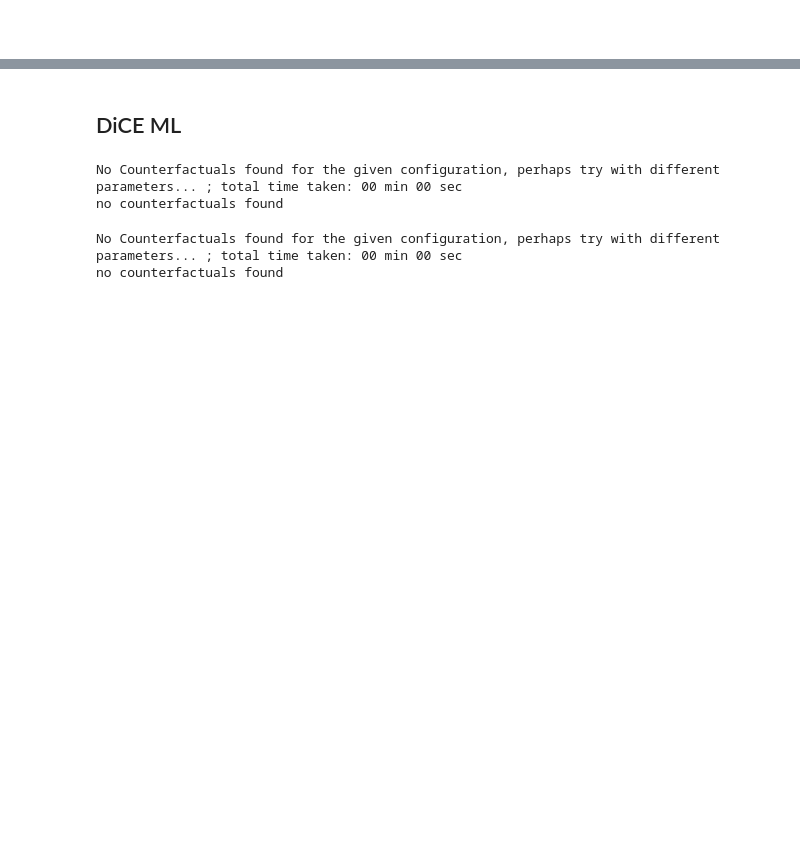
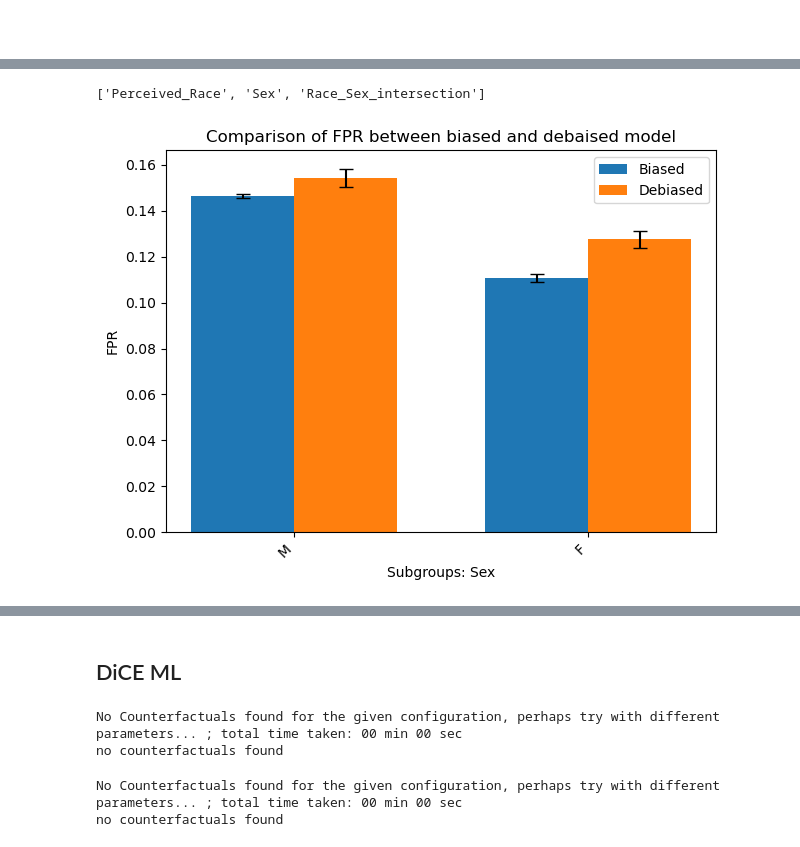
Before and after one commit to AndrewChai878/groupfairnessproject, a Jupyter notebook: group_proj_classifier_nn_baseline.ipynb, the cells around one changed output, grey strips where cells are left out. Cells and saved outputs as stored; diff of their text form; code cells hidden in the pictures; blank space fills up the shorter version.

Commit message:
added comparison with error bars

```diff
--- a/group_proj_classifier_nn_baseline.ipynb
+++ b/group_proj_classifier_nn_baseline.ipynb
@@ -1363,0 +1524,34 @@ Intersection-level Case 4 vs Case 5 comparison
+# %%
+with open(os.path.join(".","baseline_nn_output","models","baseline_samples"), 'rb') as file:
+    baselines = pickle.load(file)
+# %%
+with open(os.path.join(".","baseline_nn_output","models","debiased_samples"), 'rb') as file:
+    debiased = pickle.load(file)
+# %%
+# generate the group tables for the model seeds
+group_tables = {}
+
+for res in [b[1] for b in baselines]+[a[1] for a in debiased]: # grabbing results
+    for case_name, out in res.items():
+
+        y_pred = out["y_pred"]
+
+        for col in protected_cols:
+            gtab = group_error_table(X_grp, y_true, y_pred, col)
+            group_tables[(case_name, col)] = gtab
+
+            gaps = disparity_summary(gtab)
+            #summary_rows.append({
+            #    "case": case_name,
+            #    "attribute": col,
+            #    "accuracy": out["accuracy"],
+            #    "f1": out["f1"],
+            #    "roc_auc": out["roc_auc"],
+            #    **gaps
+            #})
+
+baseline_names = [b[0]['name'] for b in baselines]
+debiased_names = [b[0]['name'] for b in debiased]
+protected_cols
+# %% [output]
+['Perceived_Race', 'Sex', 'Race_Sex_intersection']
@@ -1363,0 +1579,37 @@ Intersection-level Case 4 vs Case 5 comparison
+# %%
+def plot_group_metric_errorbars(group_tables, col = 'Sex', metric = 'FPR'):
+    # plotting barchart with standard error of the mean error bars
+    group_metrics_baseline, group_metrics_debiased = get_group_metrics(group_tables, col, metric)
+    subgroups = list(group_metrics_baseline.keys())
+    x = np.arange(len(subgroups))
+    width = 0.35
+
+    def mean_and_sem(data_dict):
+        means = []
+        sems = []
+        for key in subgroups:
+            values = data_dict[key]
+            mean = np.mean(values)
+            sem = np.std(values, ddof=1) / np.sqrt(len(values))
+            means.append(mean)
+            sems.append(sem)
+        return means, sems
+
+    means1, sem1 = mean_and_sem(group_metrics_baseline)
+    means2, sem2 = mean_and_sem(group_metrics_debiased)
+
+    fig, ax = plt.subplots()
+
+    ax.bar(x - width/2, means1, width, yerr=sem1, capsize=5, label="Biased")
+    ax.bar(x + width/2, means2, width, yerr=sem2, capsize=5, label="Debiased")
+
+    # Formatting
+    ax.set_xlabel(f"Subgroups: {col}")
+    ax.set_ylabel(f"{metric}")
+    ax.set_title(f"Comparison of {metric} between biased and debaised model")
+    ax.set_xticks(x)
+    ax.set_xticklabels(subgroups, rotation=45, ha='right')
+    ax.legend()
+
+    plt.tight_layout()
+    plt.show()
@@ -1363,0 +1632,4 @@ Intersection-level Case 4 vs Case 5 comparison
+# %%
+plot_group_metric_errorbars(group_tables, col='Sex', metric='FPR')
+# %% [output]
+[figure, added]
```
Also changed, not shown: parts of 23 cells of this notebook, 27 other files.
